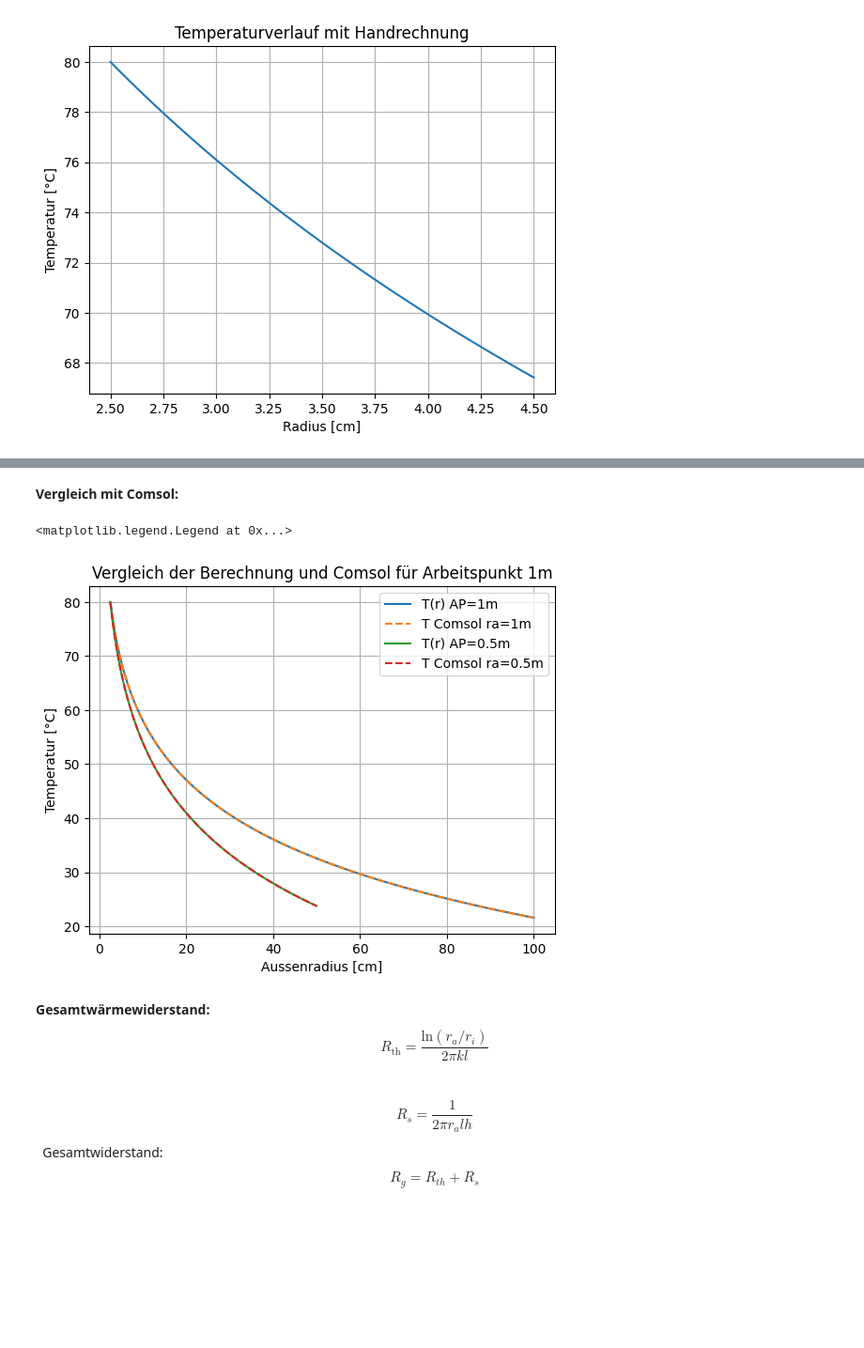
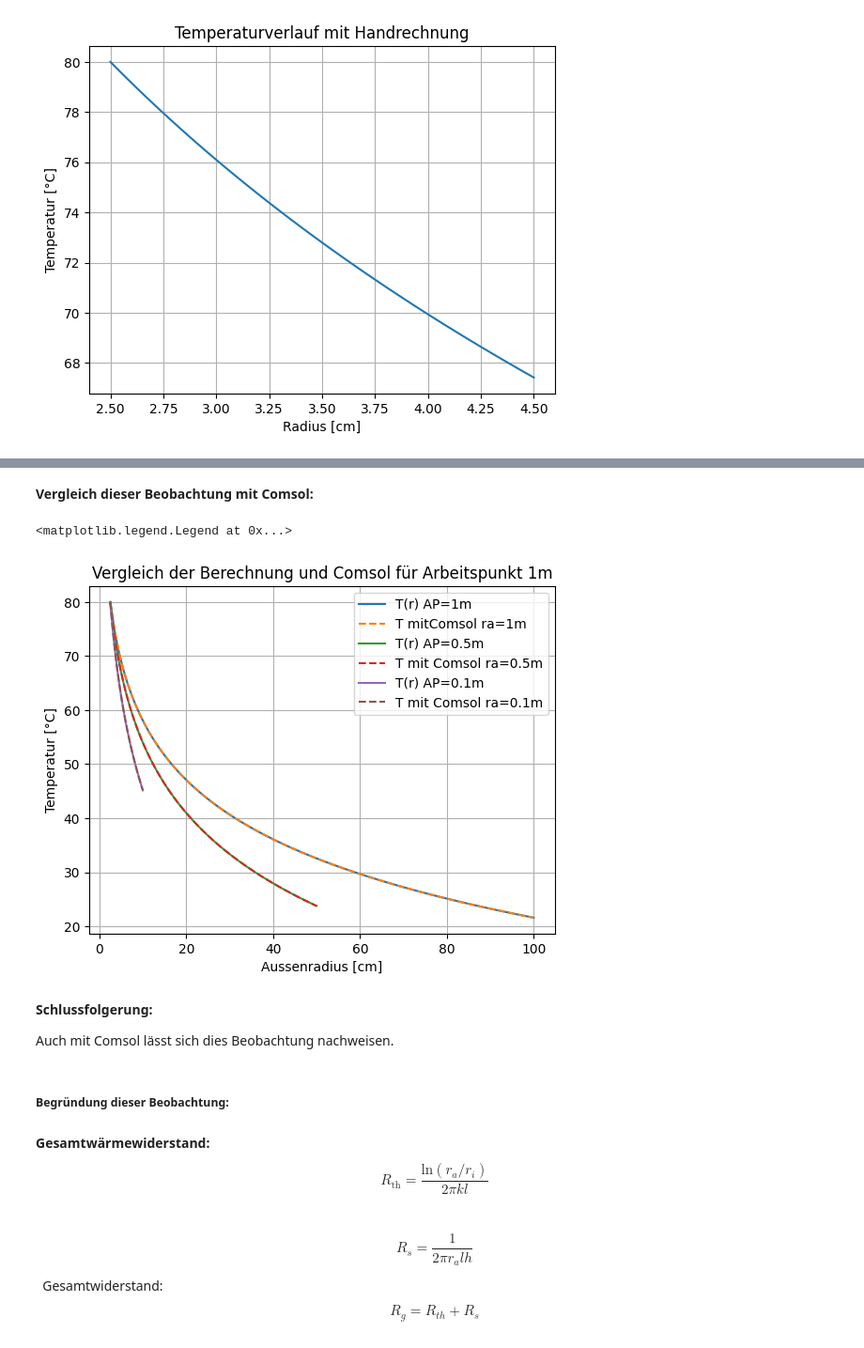
Before and after one commit to HansPeter21/CoP_Abgabe, a Jupyter notebook: Bericht_Mauro_Schegg.ipynb, the cells around one changed output, grey strips where cells are left out. Shown at 94% size. Saved outputs shown, nothing was run; the diff lists cells and outputs as text; code cells hidden in the pictures; blank space fills up the shorter version.

```diff
--- a/Bericht_Mauro_Schegg.ipynb
+++ b/Bericht_Mauro_Schegg.ipynb
@@ -146,15 +147,19 @@ T1m = lambda r: -15.8358 *np.log(r/0.025)+80
 T5 = lambda r: -18.775 *np.log(r/0.025)+80
 # T(r) beim Arbeitspunkt ra = 0.75 m
 T75 = lambda r: -16.9754 *np.log(r/0.025)+80
+# T(r) beim Arbeitspunkt ra = 0.75 m
+T01 = lambda r: -25.1436 *np.log(r/0.025)+80
+
 # ra von ri bis 1m
 r1 = np.linspace(0.025,1)
 plt.plot(r1*100,T1m(r1),label="T(r) AP=1m")
 plt.plot(r1*100,T75(r1),label="T(r) AP=0.75m")
 plt.plot(r1*100,T5(r1),label="T(r) AP=0.5m")
+plt.plot(r1*100,T01(r1),label="T(r) AP = 0.1m")
 plt.plot(r1*100,T(r1),label="T(r) AP = 0.045m")
 plt.hlines(y=20,xmin=0,xmax=100,colors="red",linestyles="--",label=f"Ta = 20°C")
 # Ausgabe der Randtemperatur.
-print(f"Die Temperatur bei AP= 1m am Rand ist {round(min(T1m(r1)),3)}°C")
+print(f"Die Temperatur bei AP = 1m am Rand ist {round(min(T1m(r1)),3)}°C")
 plt.grid()
 plt.ylabel("Temperatur [°C]")
 plt.xlabel("Radius [cm]")
@@ -167,5 +172,5 @@ Die Temperatur bei AP= 1m am Rand ist 21.584°C
 # %% [markdown]
-**Vergleich mit Comsol:**
+**Vergleich dieser Beobachtung mit Comsol:**
 # %%
 import pandas as pd
 # Daten Comsol für 1m
@@ -183,19 +188,35 @@ df05m = pd.read_csv("Daten/Data_A1_Arbeitspunkt05.csv",sep=",")
 TA05m = df05m["T (degC)"]
 x05m = len(TA05m)
 r05m = np.linspace(0.025,0.5,x05m)
+# %%
+# Daten Comsol für 0.1m
+df01m = pd.read_csv("Daten/Data_A1_Arbeitspunkt01.csv",sep=",")
+# %%
+# Werte für Arbeitspunkt 0.5m
+TA01m = df01m["T (degC)"]
+x01m = len(TA01m)
+r01m = np.linspace(0.025,0.1,x01m)
 # %%
 plt.plot(r1m*100,T1m(r1m),label="T(r) AP=1m")
-plt.plot(r1m*100,TA1m,label="T Comsol ra=1m",linestyle="--")
+plt.plot(r1m*100,TA1m,label="T mitComsol ra=1m",linestyle="--")
 plt.plot(r05m*100,T5(r05m),label="T(r) AP=0.5m")
-plt.plot(r05m*100,TA05m,label="T Comsol ra=0.5m",linestyle="--")
+plt.plot(r05m*100,TA05m,label="T mit Comsol ra=0.5m",linestyle="--")
+plt.plot(r01m*100,T01(r01m),label="T(r) AP=0.1m")
+plt.plot(r01m*100,TA01m,label="T mit Comsol ra=0.1m",linestyle="--")
 plt.title("Vergleich der Berechnung und Comsol für Arbeitspunkt 1m")
 plt.ylabel("Temperatur [°C]")
 plt.xlabel("Aussenradius [cm]")
 plt.grid()
 plt.legend()
 # %% [output]
 <matplotlib.legend.Legend at 0x...>
-[figure, old version]
+[figure, new version]
+# %% [markdown]
+**Schlussfolgerung:**
+
+Auch mit Comsol lässt sich dies Beobachtung nachweisen.
+# %% [markdown]
+##### Begründung dieser Beobachtung:
 # %% [markdown]
 **Gesamtwärmewiderstand:**
 $$
```
Also changed, not shown: parts of 13 cells of this notebook, 1 other file.
